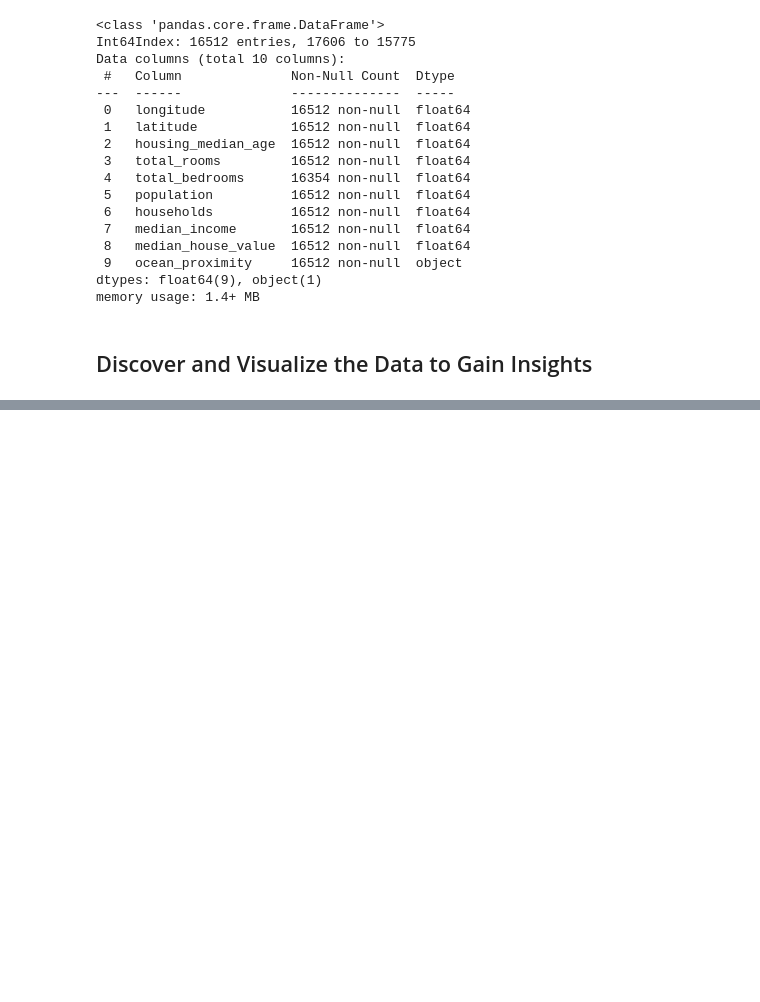
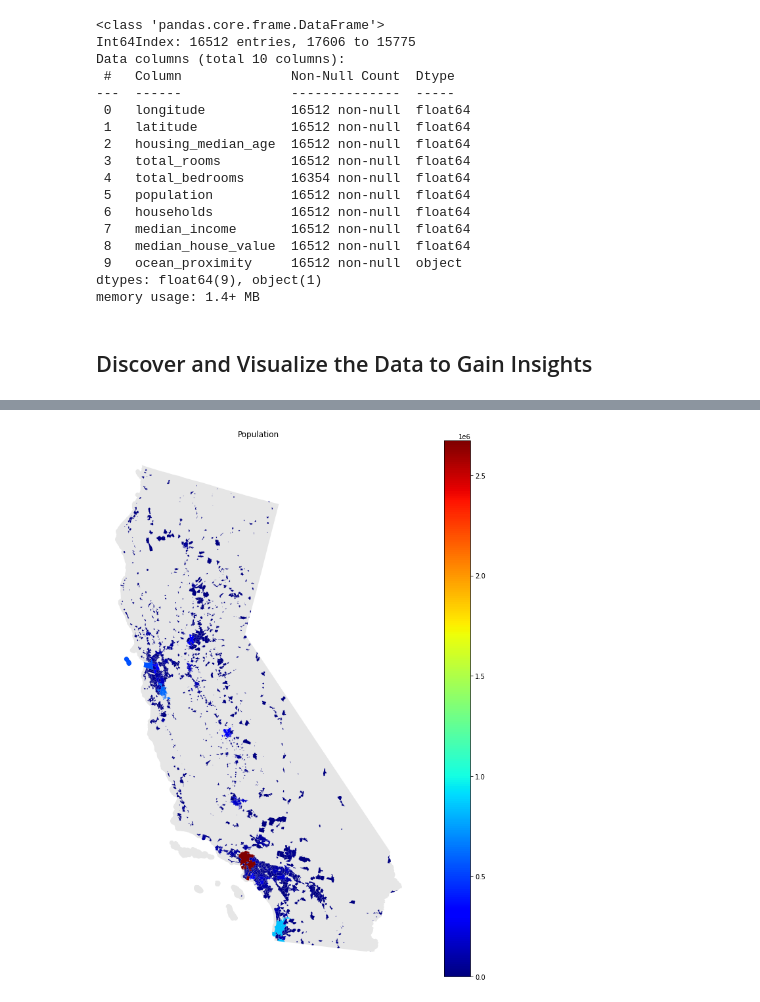
Before and after one commit to iamonmars/notebooks, a Jupyter notebook: learning/housing-prices/California housing prices.ipynb, the cells around one changed output, grey strips where cells are left out. Saved outputs shown, nothing was run; the diff lists cells and outputs as text; code cells hidden in the pictures; blank space fills up the shorter version.

```diff
--- a/learning/housing-prices/California housing prices.ipynb
+++ b/learning/housing-prices/California housing prices.ipynb
@@ -176,0 +226,4 @@ memory usage: 1.4+ MB
+# %%
+# Spartial join (remember check CRS)
+joined = gpd.sjoin(california_cities, gdf, how="left", op="contains")
+joined.head()
@@ -176,0 +238,6 @@ memory usage: 1.4+ MB
+# %%
+joined_groupby_name = joined.groupby(joined["NAME"]).sum()
+california_cities.set_index("NAME", inplace=True)
+california_cities["population"] = joined_groupby_name["population"]
+california_cities[["population"]].sort_values(
+    ["population"], ascending=False)
@@ -176,0 +259,9 @@ memory usage: 1.4+ MB
+# %%
+ax = california_state.to_crs(epsg=5071).plot(figsize=(15,15), color="grey", alpha=0.2)
+ax.set_axis_off()
+california_cities.to_crs(epsg=5071).plot(ax=ax, legend=True,
+                       column="population", cmap="jet")
+plt.title("Population")
+plt.show()
+# %% [output]
+[figure, added]
```
Also changed, not shown: parts of 70 cells of this notebook.
